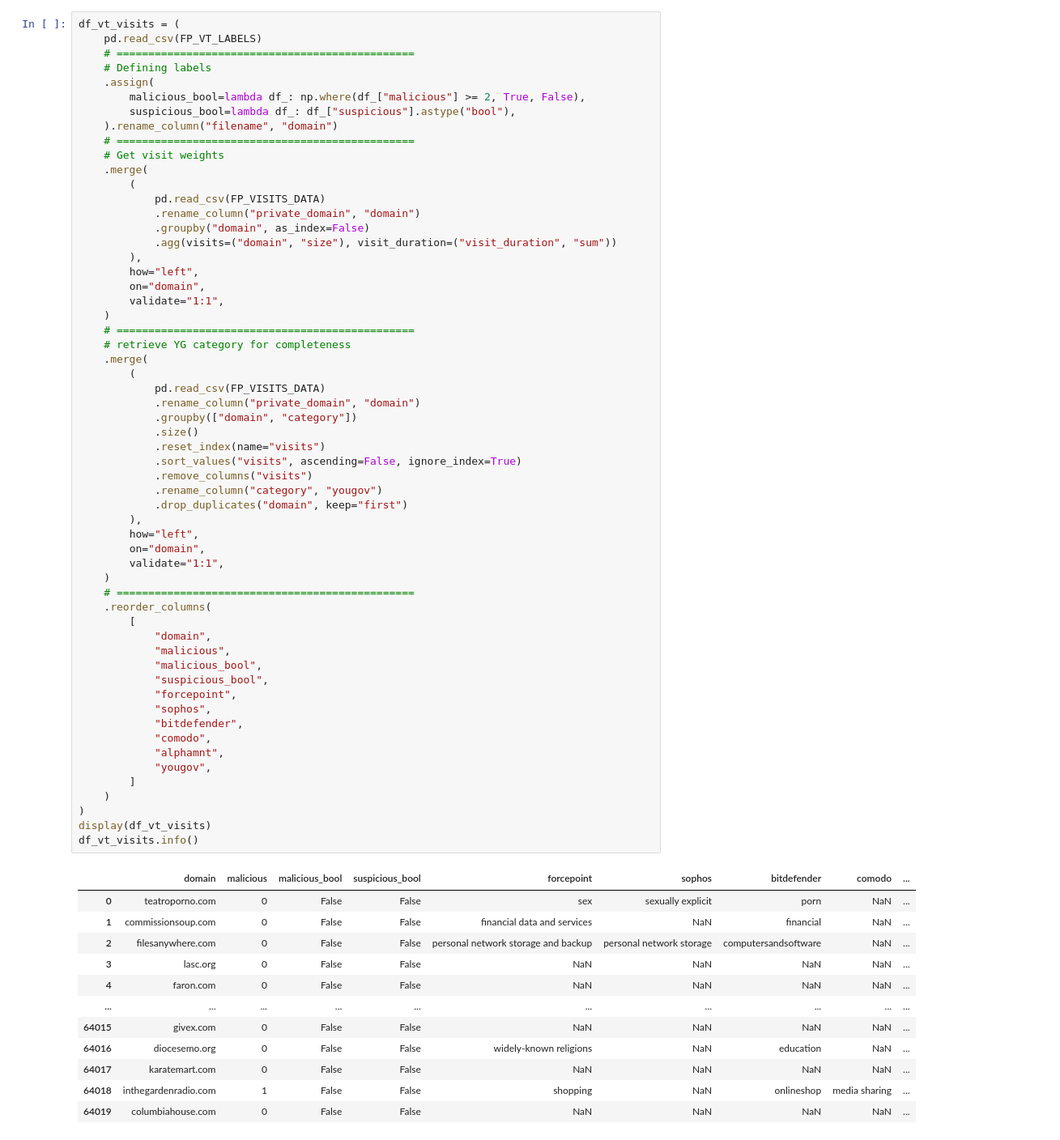
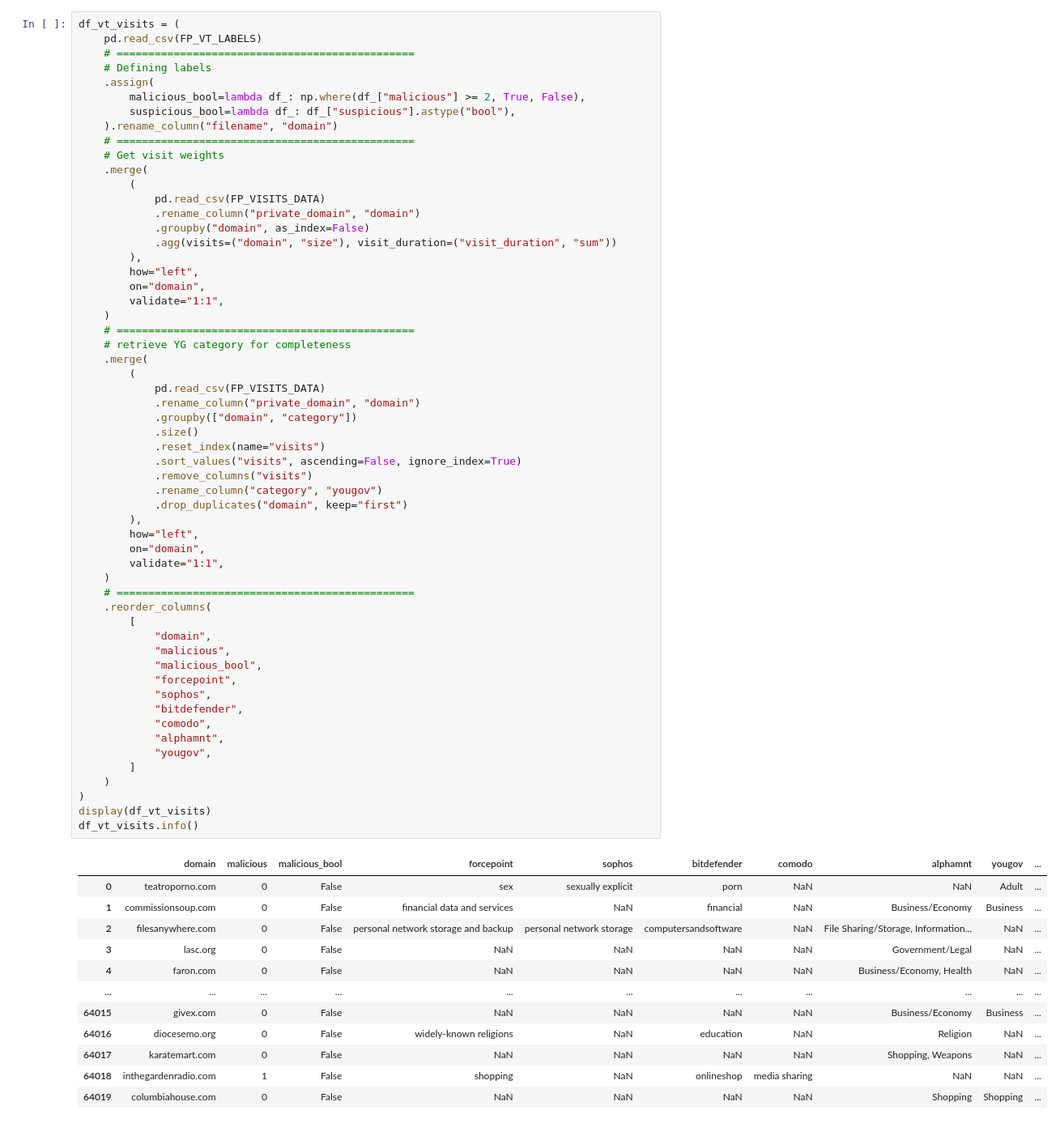
Before and after one commit to themains/bad_domains, a Jupyter notebook: scripts/09_inspecting_VT.ipynb, the cells around one changed output. Shown at 81% size. Drawn from its saved outputs; the diff is of its cells as text.

```diff
--- a/scripts/09_inspecting_VT.ipynb
+++ b/scripts/09_inspecting_VT.ipynb
@@ -49,46 +49,45 @@ df_vt_visits = (
             .groupby(["domain", "category"])
             .size()
             .reset_index(name="visits")
             .sort_values("visits", ascending=False, ignore_index=True)
             .remove_columns("visits")
             .rename_column("category", "yougov")
             .drop_duplicates("domain", keep="first")
         ),
         how="left",
         on="domain",
         validate="1:1",
     )
     # ===============================================
     .reorder_columns(
         [
             "domain",
             "malicious",
             "malicious_bool",
-            "suspicious_bool",
             "forcepoint",
             "sophos",
             "bitdefender",
             "comodo",
             "alphamnt",
             "yougov",
         ]
     )
 )
 display(df_vt_visits)
 df_vt_visits.info()
 # %% [output]
-|  | domain | malicious | malicious_bool | suspicious_bool | forcepoint | sophos | bitdefender | comodo | ... |
-| 0 | teatroporno.com | 0 | False | False | sex | sexually explicit | porn | NaN | ... |
-| 1 | commissionsoup.com | 0 | False | False | financial data and services | NaN | financial | NaN | ... |
-| 2 | filesanywhere.com | 0 | False | False | personal network storage and backup | personal network storage | computersandsoftware | NaN | ... |
-| 3 | lasc.org | 0 | False | False | NaN | NaN | NaN | NaN | ... |
-| 4 | faron.com | 0 | False | False | NaN | NaN | NaN | NaN | ... |
-| ... | ... | ... | ... | ... | ... | ... | ... | ... | ... |
-| 64015 | givex.com | 0 | False | False | NaN | NaN | NaN | NaN | ... |
-| 64016 | diocesemo.org | 0 | False | False | widely-known religions | NaN | education | NaN | ... |
-| 64017 | karatemart.com | 0 | False | False | NaN | NaN | NaN | NaN | ... |
-| 64018 | inthegardenradio.com | 1 | False | False | shopping | NaN | onlineshop | media sharing | ... |
-| 64019 | columbiahouse.com | 0 | False | False | NaN | NaN | NaN | NaN | ... |
+|  | domain | malicious | malicious_bool | forcepoint | sophos | bitdefender | comodo | alphamnt | yougov | ... |
+| 0 | teatroporno.com | 0 | False | sex | sexually explicit | porn | NaN | NaN | Adult | ... |
+| 1 | commissionsoup.com | 0 | False | financial data and services | NaN | financial | NaN | Business/Economy | Business | ... |
+| 2 | filesanywhere.com | 0 | False | personal network storage and backup | personal network storage | computersandsoftware | NaN | File Sharing/Storage, Information... | NaN | ... |
+| 3 | lasc.org | 0 | False | NaN | NaN | NaN | NaN | Government/Legal | NaN | ... |
+| 4 | faron.com | 0 | False | NaN | NaN | NaN | NaN | Business/Economy, Health | NaN | ... |
+| ... | ... | ... | ... | ... | ... | ... | ... | ... | ... | ... |
+| 64015 | givex.com | 0 | False | NaN | NaN | NaN | NaN | Business/Economy | Business | ... |
+| 64016 | diocesemo.org | 0 | False | widely-known religions | NaN | education | NaN | Religion | NaN | ... |
+| 64017 | karatemart.com | 0 | False | NaN | NaN | NaN | NaN | Shopping, Weapons | NaN | ... |
+| 64018 | inthegardenradio.com | 1 | False | shopping | NaN | onlineshop | media sharing | NaN | NaN | ... |
+| 64019 | columbiahouse.com | 0 | False | NaN | NaN | NaN | NaN | Shopping | Shopping | ... |
 64020 rows × 16 columns
 <class 'pandas.core.frame.DataFrame'>
 RangeIndex: 64020 entries, 0 to 64019
```
Also changed, not shown: parts of 9 cells of this notebook.
